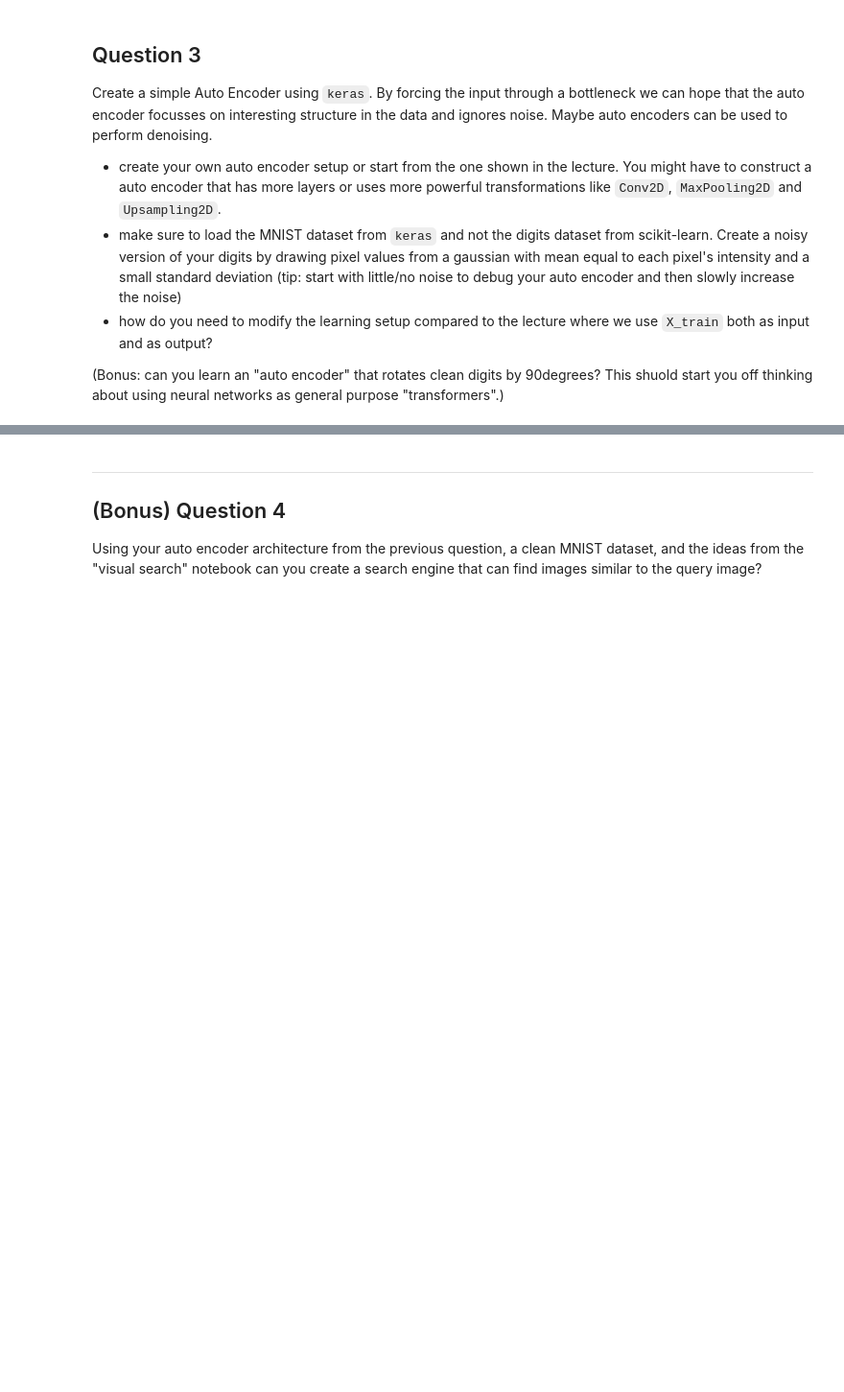
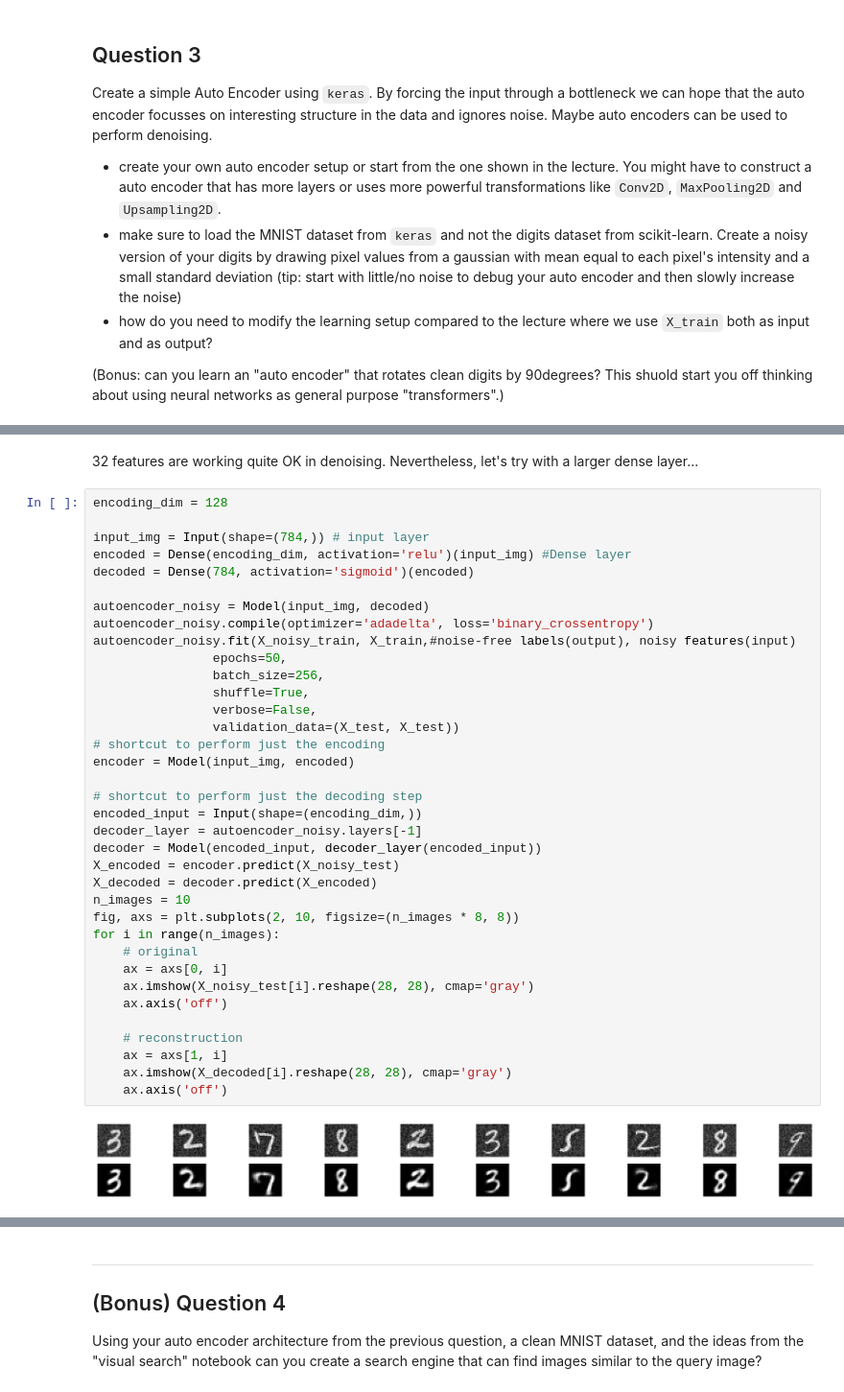
Before and after one commit to cemalper2/advanced_computing, a Jupyter notebook: 05-embedding/exercise.ipynb, the cells around one changed output, grey strips where cells are left out. Shown at 96% size. Cells and saved outputs as stored; diff of their text form; blank space fills up the shorter version.

```diff
--- a/05-embedding/exercise.ipynb
+++ b/05-embedding/exercise.ipynb
@@ -311,0 +317,40 @@ for i in range(n_images):
+# %% [markdown]
+32 features are working quite OK in denoising. Nevertheless, let's try with a larger dense layer...
+# %%
+encoding_dim = 128
+
+input_img = Input(shape=(784,)) # input layer
+encoded = Dense(encoding_dim, activation='relu')(input_img) #Dense layer
+decoded = Dense(784, activation='sigmoid')(encoded)
+
+autoencoder_noisy = Model(input_img, decoded)
+autoencoder_noisy.compile(optimizer='adadelta', loss='binary_crossentropy')
+autoencoder_noisy.fit(X_noisy_train, X_train,#noise-free labels(output), noisy features(input)
+                epochs=50,
+                batch_size=256,
+                shuffle=True,
+                verbose=False,
+                validation_data=(X_test, X_test))
+# shortcut to perform just the encoding
+encoder = Model(input_img, encoded)
+
+# shortcut to perform just the decoding step
+encoded_input = Input(shape=(encoding_dim,))
+decoder_layer = autoencoder_noisy.layers[-1]
+decoder = Model(encoded_input, decoder_layer(encoded_input))
+X_encoded = encoder.predict(X_noisy_test)
+X_decoded = decoder.predict(X_encoded)
+n_images = 10
+fig, axs = plt.subplots(2, 10, figsize=(n_images * 8, 8))
+for i in range(n_images):
+    # original
+    ax = axs[0, i]
+    ax.imshow(X_noisy_test[i].reshape(28, 28), cmap='gray')
+    ax.axis('off')
+
+    # reconstruction
+    ax = axs[1, i]
+    ax.imshow(X_decoded[i].reshape(28, 28), cmap='gray')
+    ax.axis('off')
+# %% [output]
+[figure, added]
```
Also changed, not shown: parts of 19 cells of this notebook.
